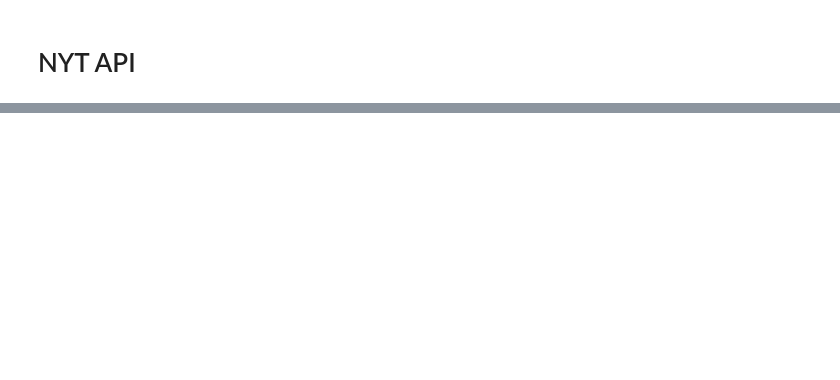
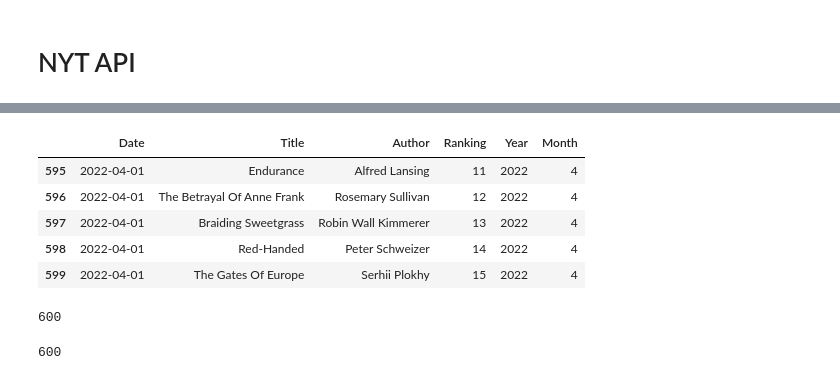
Before and after one commit to creeganmi/booktok, a Jupyter notebook: nyt_scrape.ipynb, the cells around one changed output, grey strips where cells are left out. Cells and saved outputs as stored; diff of their text form; code cells hidden in the pictures; blank space fills up the shorter version.

Commit message:
pull in entire fiction and non fiction best seller books from 2019 to 2022

```diff
--- a/nyt_scrape.ipynb
+++ b/nyt_scrape.ipynb
@@ -160,0 +222,3 @@ array(['Combined Print and E-Book Fiction',
+# %%
+fiction = pd.read_json('nytimes_2019-2022-fiction.json')
+nonfiction = pd.read_json('nytimes_2019-2022-nonfiction.json')
@@ -160,0 +245,12 @@ array(['Combined Print and E-Book Fiction',
+# %%
+fiction = fiction.replace({r'\s+$': '', r'^\s+': ''}, regex=True).replace(r'\n',  ' ', regex=True)
+nonfiction = nonfiction.replace({r'\s+$': '', r'^\s+': ''}, regex=True).replace(r'\n',  ' ', regex=True)
+# %%
+nonfiction.tail()
+# %% [output]
+|  | Date | Title | Author | Ranking | Year | Month |
+| 595 | 2022-04-01 | Endurance | Alfred Lansing | 11 | 2022 | 4 |
+| 596 | 2022-04-01 | The Betrayal Of Anne Frank | Rosemary Sullivan | 12 | 2022 | 4 |
+| 597 | 2022-04-01 | Braiding Sweetgrass | Robin Wall Kimmerer | 13 | 2022 | 4 |
+| 598 | 2022-04-01 | Red-Handed | Peter Schweizer | 14 | 2022 | 4 |
+| 599 | 2022-04-01 | The Gates Of Europe | Serhii Plokhy | 15 | 2022 | 4 |
@@ -160,0 +260,8 @@ array(['Combined Print and E-Book Fiction',
+# %%
+len(fiction)
+# %% [output]
+600
+# %%
+len(nonfiction)
+# %% [output]
+600
```
Also changed, not shown: parts of 22 cells of this notebook, 3 other files.
